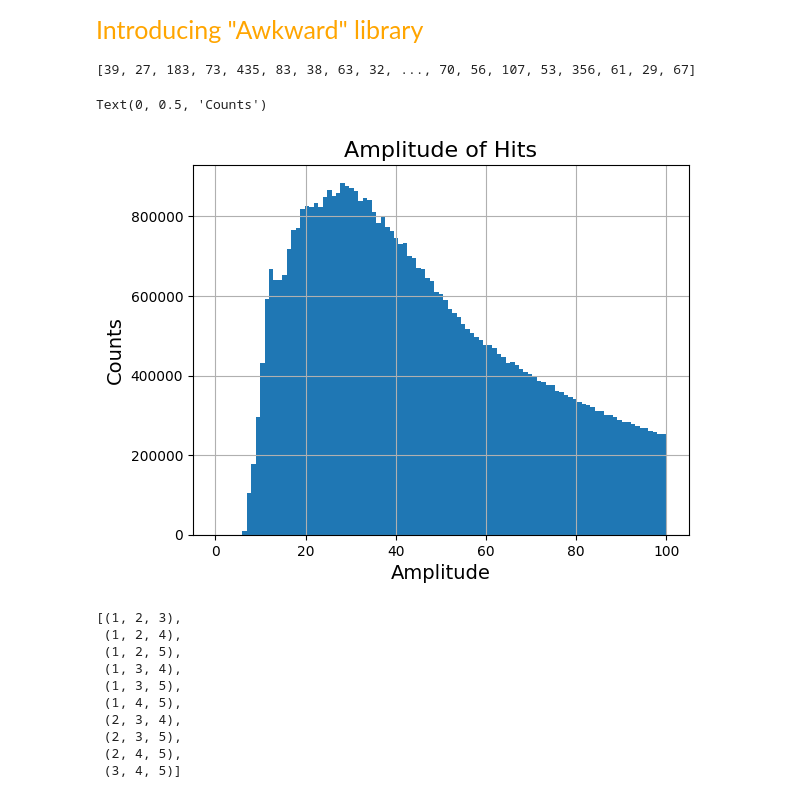
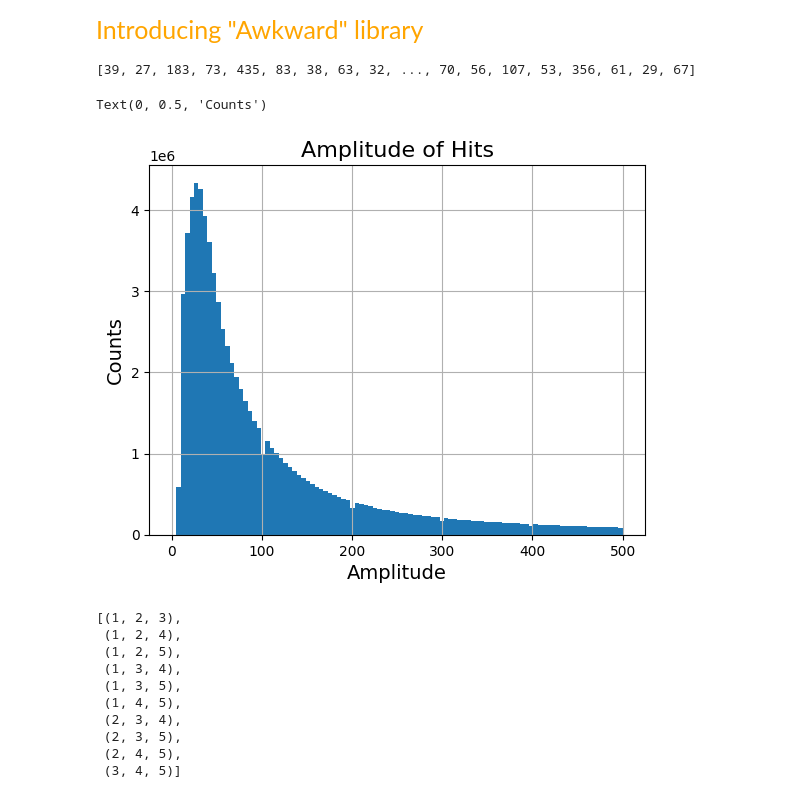
Before and after one commit to Ben-David-Ben/F-Cal-TB-Project, a Jupyter notebook: TB2025_ROOT_intro.ipynb, the cells around one changed output. Saved outputs shown, nothing was run; the diff lists cells and outputs as text; code cells hidden in the pictures.

```diff
--- a/TB2025_ROOT_intro.ipynb
+++ b/TB2025_ROOT_intro.ipynb
@@ -138,20 +159,20 @@ Introducing "Awkward" library
 # %%
 # creating an hitsogram using ak flattening
 
 
 
 print(ak.flatten(amp))
 plt.figure()
-plt.hist(ak.flatten(amp),bins=101,range=(0,100))
+plt.hist(ak.flatten(amp),bins=101,range=(0,500))
 # plt.hist(ak.flatten(amp),bins=100)
 plt.grid()
 plt.title('Amplitude of Hits',fontsize=16)
 plt.xlabel('Amplitude',fontsize=14)
 plt.ylabel('Counts',fontsize=14)
 # %% [output]
 [39, 27, 183, 73, 435, 83, 38, 63, 32, ..., 70, 56, 107, 53, 356, 61, 29, 67]
 Text(0, 0.5, 'Counts')
-[figure, old version]
+[figure, new version]
 # %%
 # use awkward to show all compbinations (permutations) to organize elements from an array in n sized list
 a = ak.Array([1,2,3,4,5])
```
Also changed, not shown: parts of 1 cell of this notebook, 3 other files.
